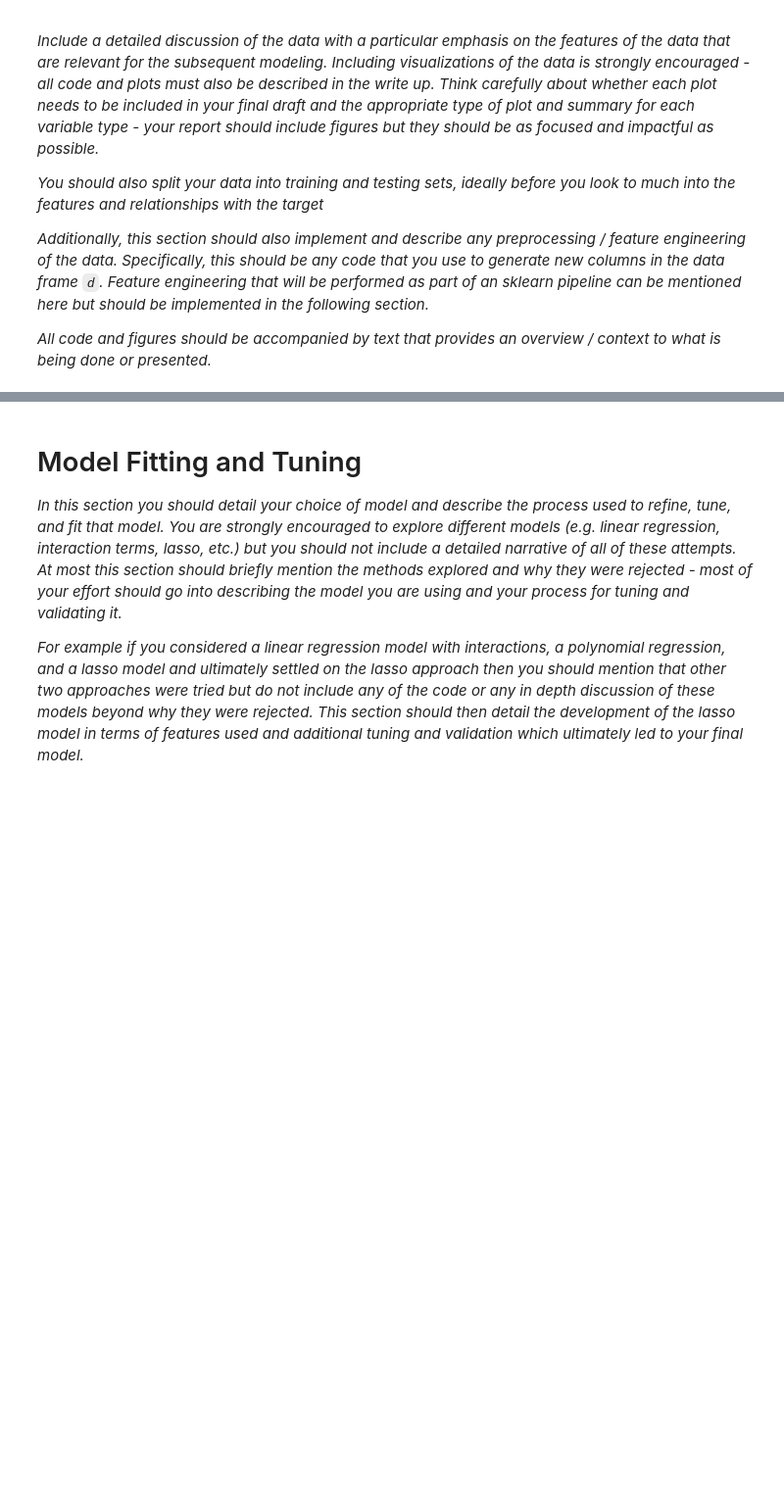
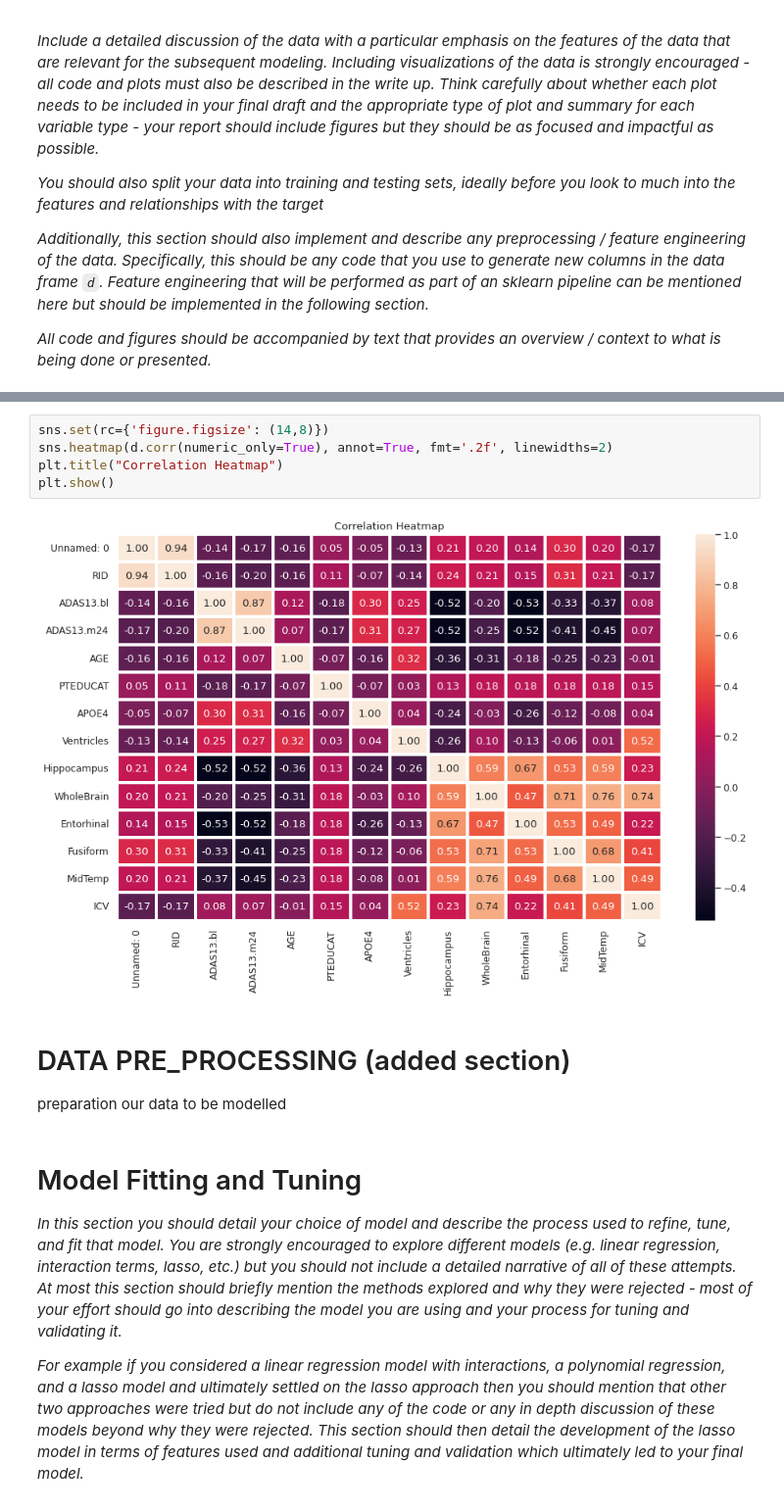
Before and after one commit to Aleksandra-kalucka/Machine-Learning-project-1, a Jupyter notebook: project1.ipynb, the cells around one changed output, grey strips where cells are left out. Shown at 98% size. Drawn from its saved outputs; the diff is of its cells as text; blank space fills up the shorter version.

```diff
--- a/project1.ipynb
+++ b/project1.ipynb
@@ -48,3 +154,13 @@ d.head()
+# %%
+sns.set(rc={'figure.figsize': (14,8)})
+sns.heatmap(d.corr(numeric_only=True), annot=True, fmt='.2f', linewidths=2)
+plt.title("Correlation Heatmap")
+plt.show()
+# %% [output]
+[figure, added]
+# %% [markdown]
+# DATA PRE_PROCESSING (added section)
+preparation our data to be modelled
 # %% [markdown]
 # Model Fitting and Tuning
 
```
Also changed, not shown: parts of 7 cells of this notebook.
